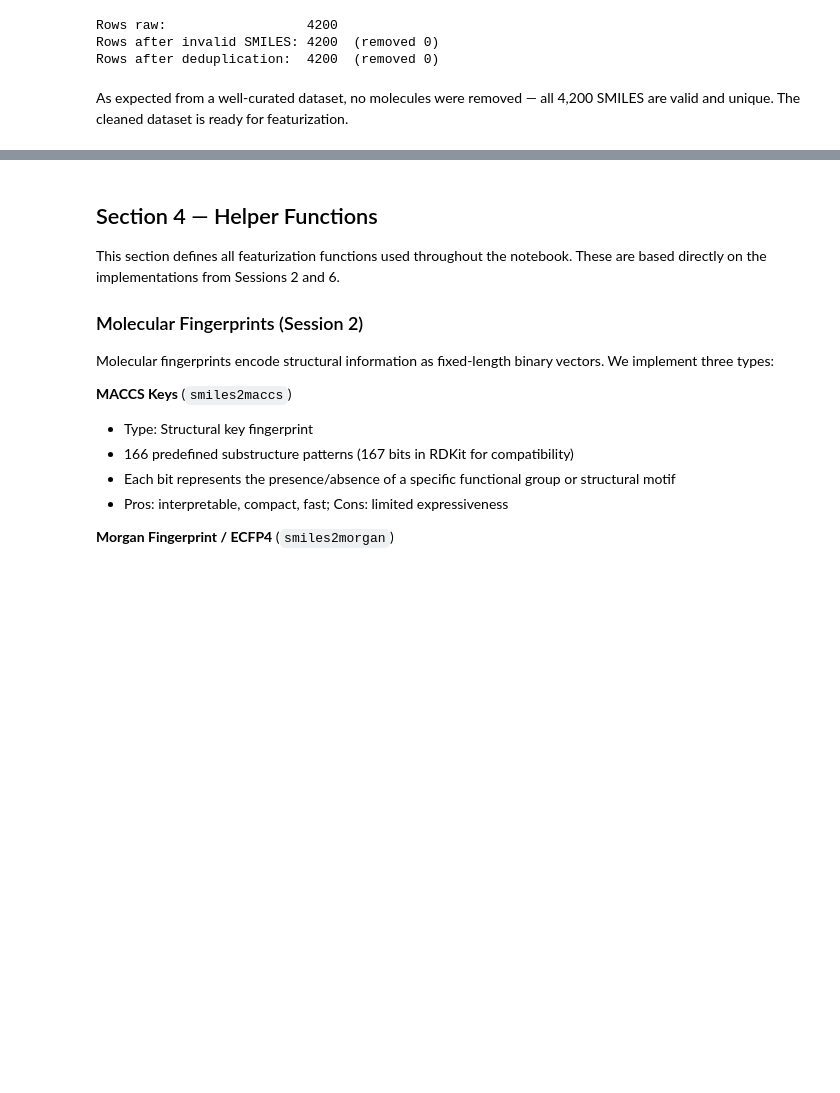
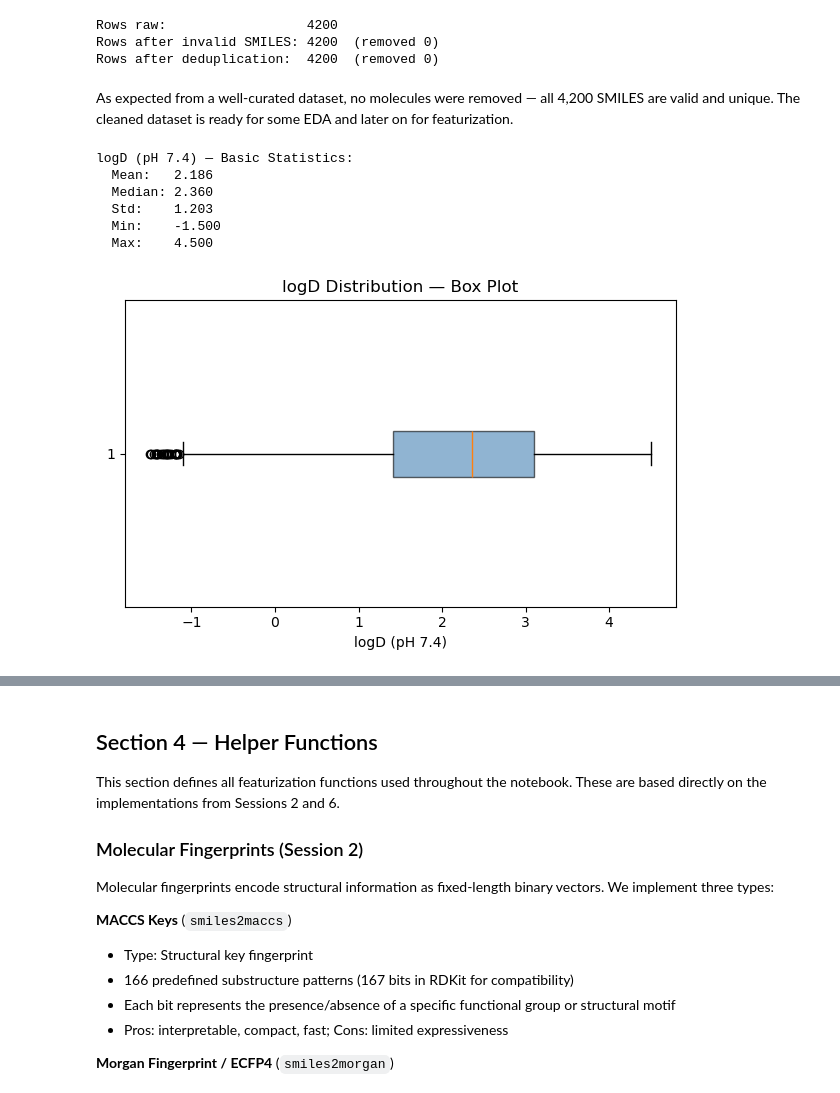
Before and after one commit to ambiddisco/ML4DD-lipophilicity, a Jupyter notebook: Lipophilicity.ipynb, the cells around one changed output, grey strips where cells are left out. Saved outputs shown, nothing was run; the diff lists cells and outputs as text; code cells hidden in the pictures; blank space fills up the shorter version.

```diff
--- a/Lipophilicity.ipynb
+++ b/Lipophilicity.ipynb
@@ -225,4 +232,38 @@ Rows raw:                  4200
 Rows after invalid SMILES: 4200  (removed 0)
 Rows after deduplication:  4200  (removed 0)
 # %% [markdown]
-As expected from a well-curated dataset, no molecules were removed — all 4,200 SMILES are valid and unique. The cleaned dataset is ready for featurization.
+As expected from a well-curated dataset, no molecules were removed — all 4,200 SMILES are valid and unique. The cleaned dataset is ready for some EDA and later on for featurization.
+# %%
+# ── Exploratory Data Analysis ─────────────────────────────────────────────────
+
+# Compute basic molecular properties
+df['logp']      = df['mol'].apply(Crippen.MolLogP)
+df['mol_wt']    = df['mol'].apply(Descriptors.MolWt)
+df['tpsa']      = df['mol'].apply(Descriptors.TPSA)
+df['hbd']       = df['mol'].apply(Descriptors.NumHDonors)
+df['hba']       = df['mol'].apply(Descriptors.NumHAcceptors)
+df['rot_bonds'] = df['mol'].apply(Descriptors.NumRotatableBonds)
+
+# ── 1. Basic statistics of logD ───────────────────────────────────────────────
+print("\nlogD (pH 7.4) — Basic Statistics:")
+print(f"  Mean:   {df['Y'].mean():.3f}")
+print(f"  Median: {df['Y'].median():.3f}")
+print(f"  Std:    {df['Y'].std():.3f}")
+print(f"  Min:    {df['Y'].min():.3f}")
+print(f"  Max:    {df['Y'].max():.3f}")
+
+fig, ax = plt.subplots(figsize=(6, 4))
+ax.boxplot(df['Y'], vert=False, patch_artist=True,
+           boxprops=dict(facecolor='steelblue', alpha=0.6))
+ax.set_xlabel('logD (pH 7.4)')
+ax.set_title('logD Distribution — Box Plot')
+plt.tight_layout()
+plt.show()
+# %% [output]
+logD (pH 7.4) — Basic Statistics:
+  Mean:   2.186
+  Median: 2.360
+  Std:    1.203
+  Min:    -1.500
+  Max:    4.500
+[figure, added]
```
Also changed, not shown: parts of 6 cells of this notebook.
